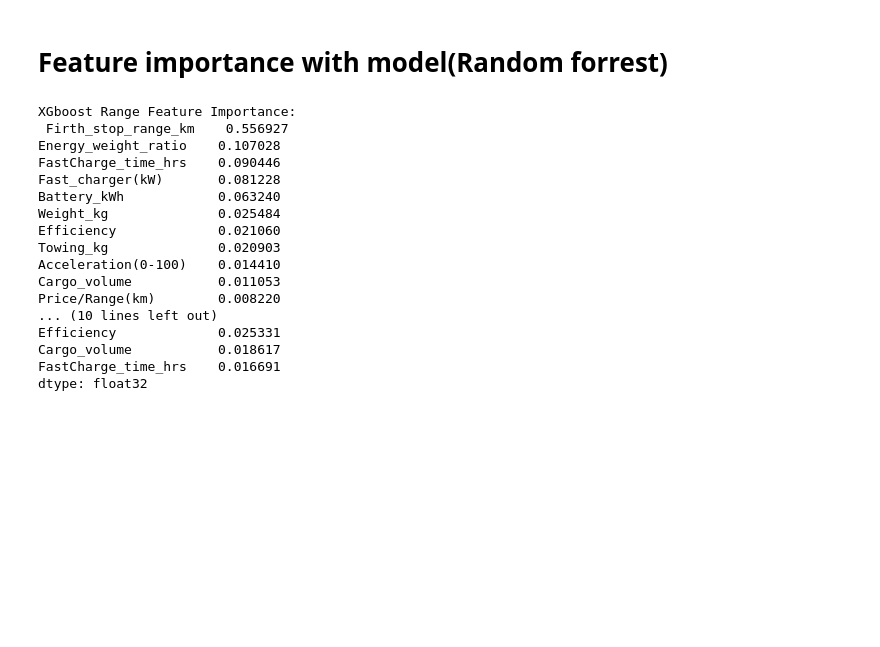
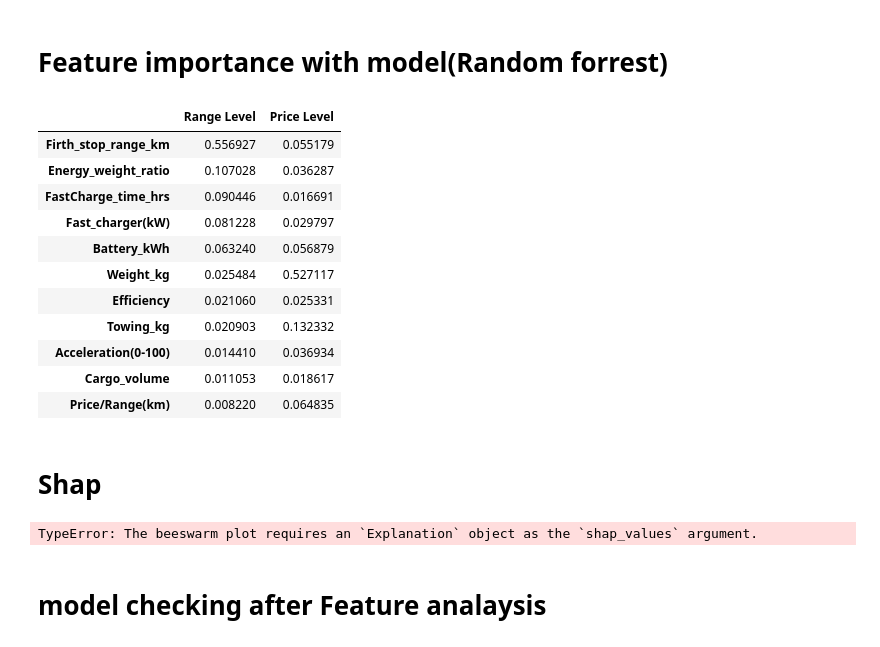
Before and after one commit to bunyod123/Modular_Programming_Projects, a Jupyter notebook: finalProject/notebooks/feature_analisys.ipynb, the cells around one changed output. Cells and saved outputs as stored; diff of their text form; code cells hidden in the pictures; blank space fills up the shorter version.

```diff
--- a/finalProject/notebooks/feature_analisys.ipynb
+++ b/finalProject/notebooks/feature_analisys.ipynb
@@ -100,34 +100,57 @@ df_new = df.drop(columns=['Added_Range_1Stop'])
 # Feature importance with model(Random forrest)
 # %%
 x = df_new.drop(columns=['Range_km_level','Price_level'])
-y = df[['Range_km_level','Price_level']]
+y = df_new[['Range_km_level','Price_level']]
 # %%
 from xgboost import XGBClassifier
 from sklearn.multioutput import MultiOutputClassifier
 # %%
 xb = MultiOutputClassifier(XGBClassifier(random_state=99))
 xb.fit(x,y)
 
 Range_feat_importance = pd.Series(xb.estimators_[0].feature_importances_, index=x.columns).sort_values(ascending=False)
 Price_feat_importance = pd.Series(xb.estimators_[1].feature_importances_,index=x.columns).sort_values(ascending=False)
 
-print("XGboost Range Feature Importance:\n", Range_feat_importance)
-print("XGBoost Price feature importance:\n ", Price_feat_importance)
+# print("XGboost Range Feature Importance:\n", Range_feat_importance)
+# print("XGBoost Price feature importance:\n ", Price_feat_importance)
+
+data = {
+    'Range Level':Range_feat_importance,
+    'Price Level': Price_feat_importance
+}
+jadval = pd.DataFrame(data).sort_values(by='Range Level', ascending=False)
+jadval
 # %% [output]
-XGboost Range Feature Importance:
- Firth_stop_range_km    0.556927
-Energy_weight_ratio    0.107028
-FastCharge_time_hrs    0.090446
-Fast_charger(kW)       0.081228
-Battery_kWh            0.063240
-Weight_kg              0.025484
-Efficiency             0.021060
-Towing_kg              0.020903
-Acceleration(0-100)    0.014410
-Cargo_volume           0.011053
-Price/Range(km)        0.008220
-... (10 lines left out)
-Efficiency             0.025331
-Cargo_volume           0.018617
-FastCharge_time_hrs    0.016691
-dtype: float32
+|  | Range Level | Price Level |
+| Firth_stop_range_km | 0.556927 | 0.055179 |
+| Energy_weight_ratio | 0.107028 | 0.036287 |
+| FastCharge_time_hrs | 0.090446 | 0.016691 |
+| Fast_charger(kW) | 0.081228 | 0.029797 |
+| Battery_kWh | 0.063240 | 0.056879 |
+| Weight_kg | 0.025484 | 0.527117 |
+| Efficiency | 0.021060 | 0.025331 |
+| Towing_kg | 0.020903 | 0.132332 |
+| Acceleration(0-100) | 0.014410 | 0.036934 |
+| Cargo_volume | 0.011053 | 0.018617 |
+| Price/Range(km) | 0.008220 | 0.064835 |
+# %% [markdown]
+# Shap
+# %%
+import shap
+
+# 1. Explainer yaratish (masalan, 0-indeksdagi 'Range' modeli uchun)
+explainer = shap.TreeExplainer(xb.estimators_[0])
+
+# 2. SHAP qiymatlarini hisoblash
+shap_values = explainer.shap_values(x)
+
+# # 3. Vizualizatsiya (Summary Plot)
+# shap.summary_plot(shap_values, x)
+
+# shap.plots.waterfall(shap_values[2])
+
+shap.plots.beeswarm(shap_values)
+
+shap.plots.bar(shap_values)
+# %% [output]
+TypeError: The beeswarm plot requires an `Explanation` object as the `shap_values` argument.
@@ -133,0 +172,2 @@ dtype: float32
+# %% [markdown]
+# model checking after Feature analaysis
```
Also changed, not shown: parts of 3 cells of this notebook, 2 other files.
